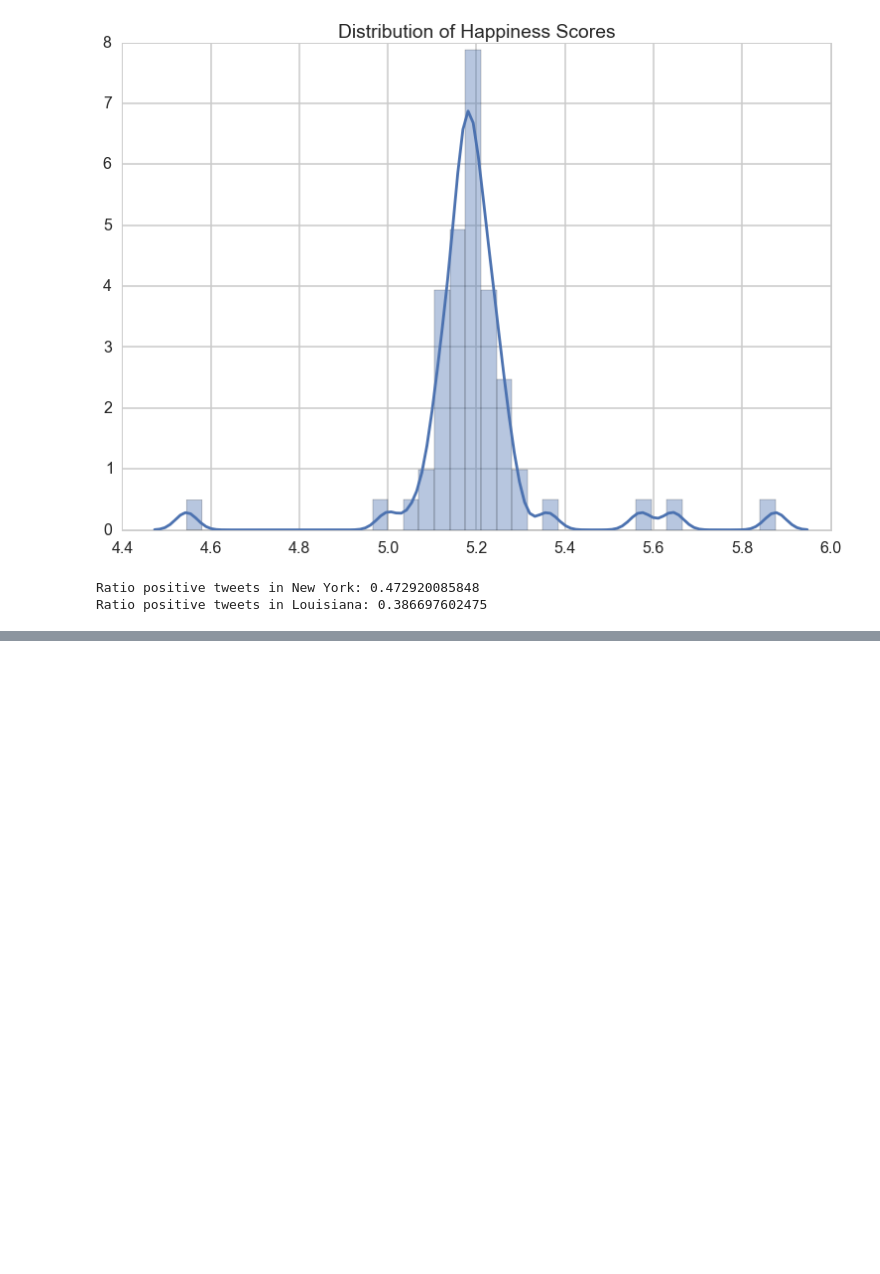
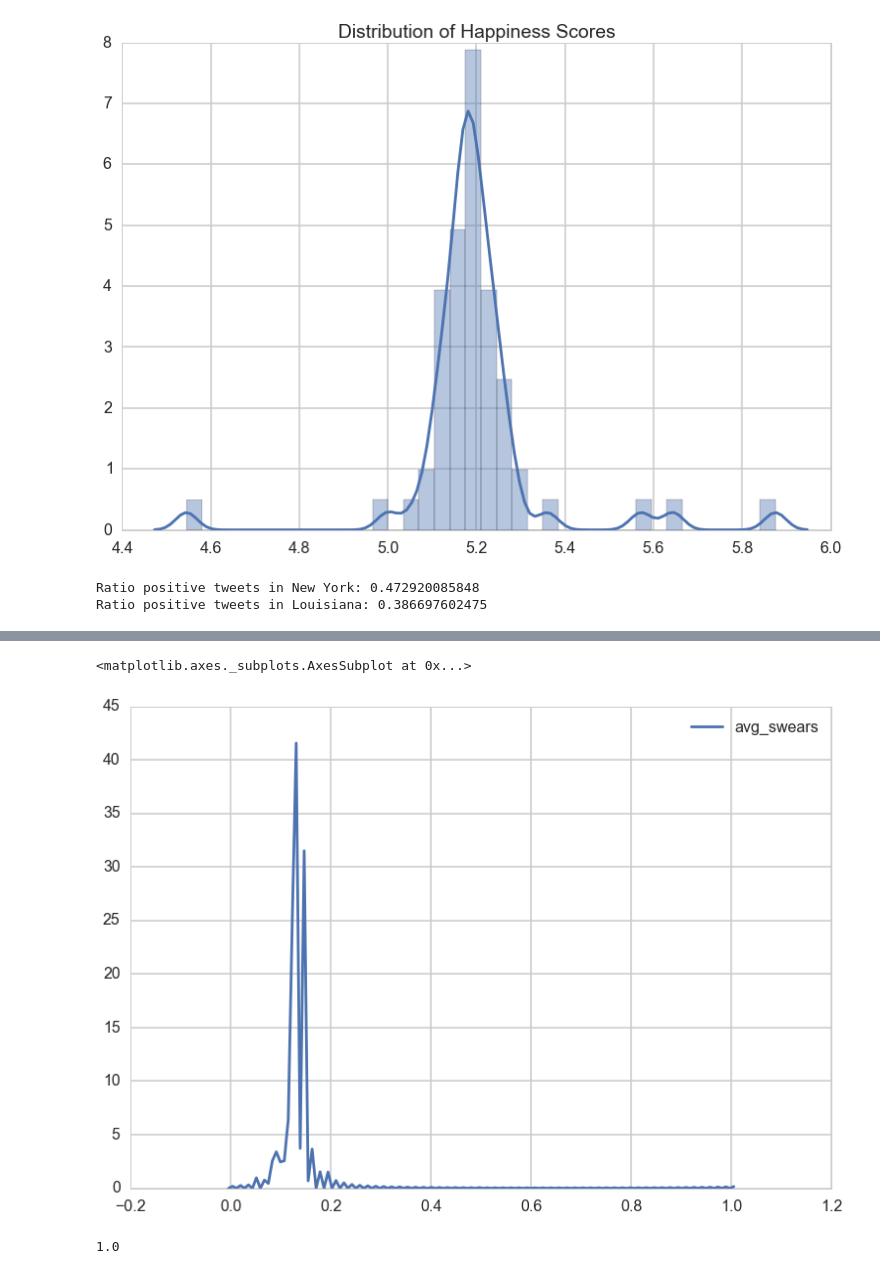
Before and after one commit to qiz304/project, a Jupyter notebook: Sentiment_Analysis.ipynb, the cells around one changed output, grey strips where cells are left out. Cells and saved outputs as stored; diff of their text form; code cells hidden in the pictures; blank space fills up the shorter version.

```diff
--- a/Sentiment_Analysis.ipynb
+++ b/Sentiment_Analysis.ipynb
@@ -171,0 +212,17 @@ tweet_df.to_csv('tweets_w_sent.csv', encoding='utf-8')
+# %%
+#load in list of profane words:
+with open('swearWords.csv', 'r') as infile:
+    swear_list = pd.read_csv(infile)
+
+swear_list = list(swear_list.columns.values)
+# %%
+def swear_check(tweet):
+    try:
+        for swear in swear_list:
+            if swear in tweet:
+                return True
+        return False
+    except:
+        return False
+
+swears = tweet_df.ttext_cleand.apply(swear_check)
@@ -172 +231,11 @@ tweet_df.to_csv('tweets_w_sent.csv', encoding='utf-8')
+# %%
+swear_avgs = {}
+
+for state in tweet_df.state.unique():
+    swear_avgs[state] = np.mean(tweet_df[tweet_df.state==state].swears)
+
+avg_swears = tweet_df.state.apply(lambda s: swear_avgs[s])
+# %%
+tweet_df['swears'] = pd.Series(swears)
+tweet_df['avg_swears'] = pd.Series(avg_swears)
 # %%
@@ -191,0 +250,9 @@ tweet_df.head(50)
+# %%
+sns.kdeplot(tweet_df.avg_swears)
+# %% [output]
+<matplotlib.axes._subplots.AxesSubplot at 0x...>
+[figure, added]
+# %%
+tweet_df.avg_swears
+# %% [output]
+1.0
```
Also changed, not shown: parts of 7 cells of this notebook, 2 other files.
